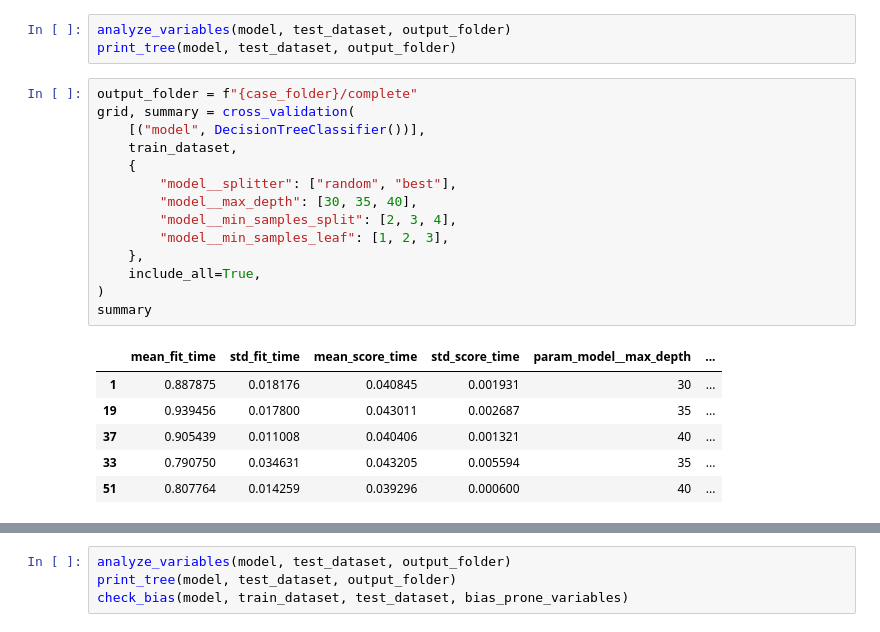
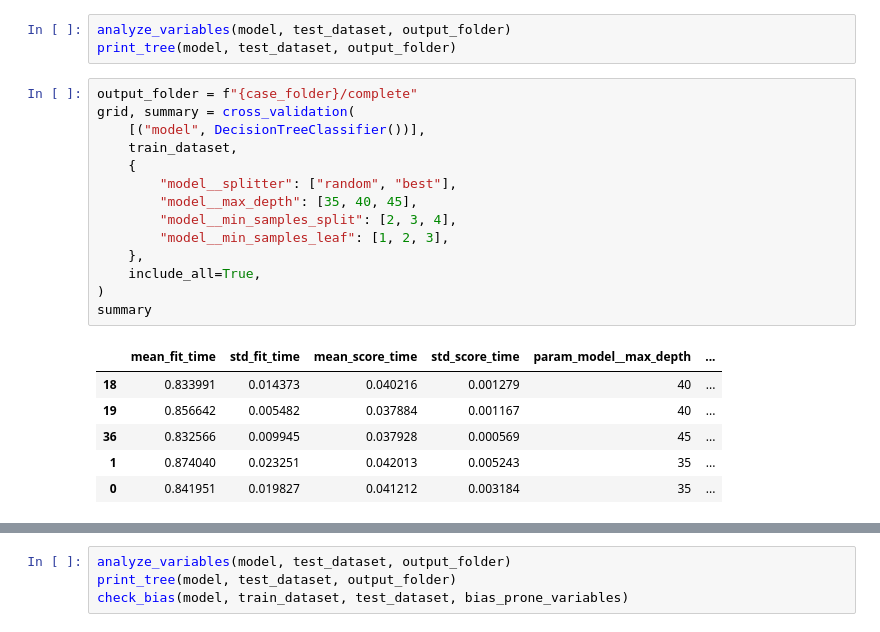
Before and after one commit to ojcastaneda/Proyecto-Desarrollo-de-Soluciones, a Jupyter notebook: training/final.ipynb, the cells around one changed output, grey strips where cells are left out. Drawn from its saved outputs; the diff is of its cells as text.

```diff
--- a/training/final.ipynb
+++ b/training/final.ipynb
@@ -81,24 +81,24 @@ print_tree(model, test_dataset, output_folder)
 # %%
 output_folder = f"{case_folder}/complete"
 grid, summary = cross_validation(
     [("model", DecisionTreeClassifier())],
     train_dataset,
     {
         "model__splitter": ["random", "best"],
-        "model__max_depth": [30, 35, 40],
+        "model__max_depth": [35, 40, 45],
         "model__min_samples_split": [2, 3, 4],
         "model__min_samples_leaf": [1, 2, 3],
     },
     include_all=True,
 )
 summary
 # %% [output]
 |  | mean_fit_time | std_fit_time | mean_score_time | std_score_time | param_model__max_depth | ... |
-| 1 | 0.887875 | 0.018176 | 0.040845 | 0.001931 | 30 | ... |
-| 19 | 0.939456 | 0.017800 | 0.043011 | 0.002687 | 35 | ... |
-| 37 | 0.905439 | 0.011008 | 0.040406 | 0.001321 | 40 | ... |
-| 33 | 0.790750 | 0.034631 | 0.043205 | 0.005594 | 35 | ... |
-| 51 | 0.807764 | 0.014259 | 0.039296 | 0.000600 | 40 | ... |
+| 18 | 0.833991 | 0.014373 | 0.040216 | 0.001279 | 40 | ... |
+| 19 | 0.856642 | 0.005482 | 0.037884 | 0.001167 | 40 | ... |
+| 36 | 0.832566 | 0.009945 | 0.037928 | 0.000569 | 45 | ... |
+| 1 | 0.874040 | 0.023251 | 0.042013 | 0.005243 | 35 | ... |
+| 0 | 0.841951 | 0.019827 | 0.041212 | 0.003184 | 35 | ... |
 # %%
 model = grid_report(grid, test_dataset, experiment)
 save_model(model, model_path(output_folder))
```
Also changed, not shown: parts of 9 cells of this notebook, 5 other files.
